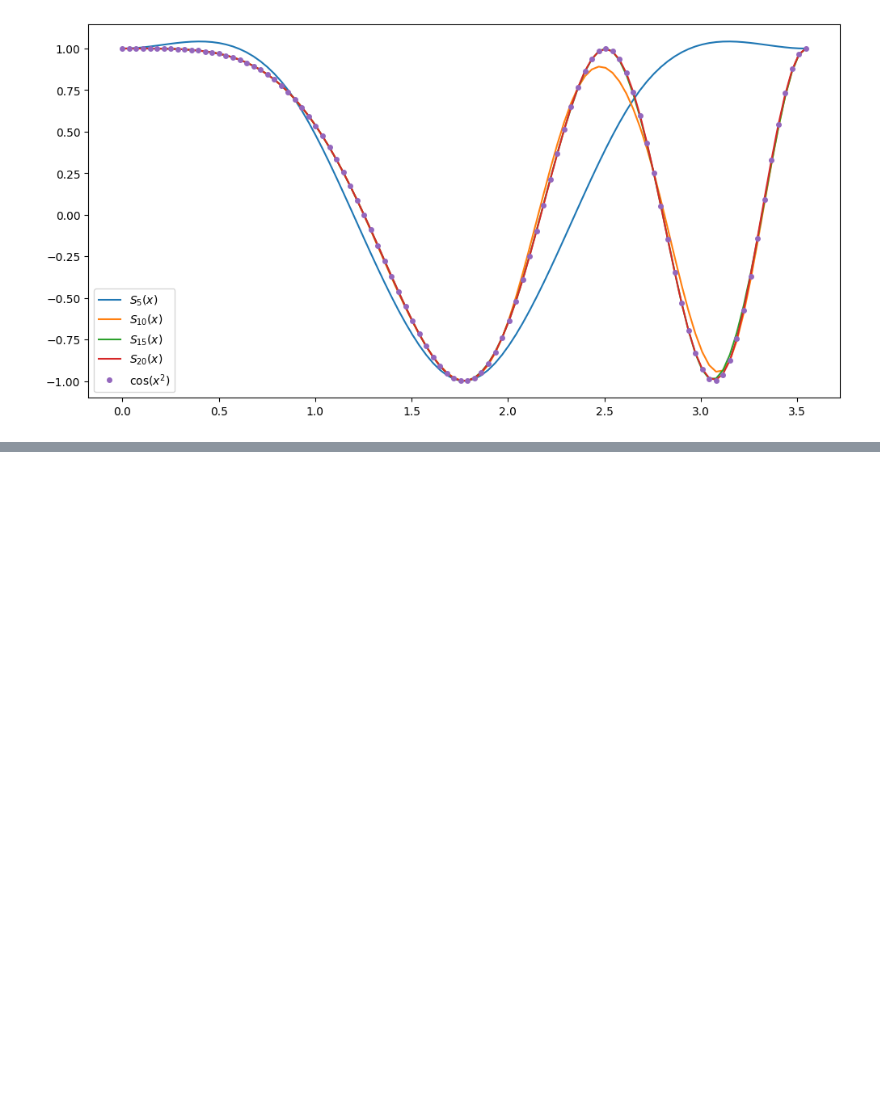
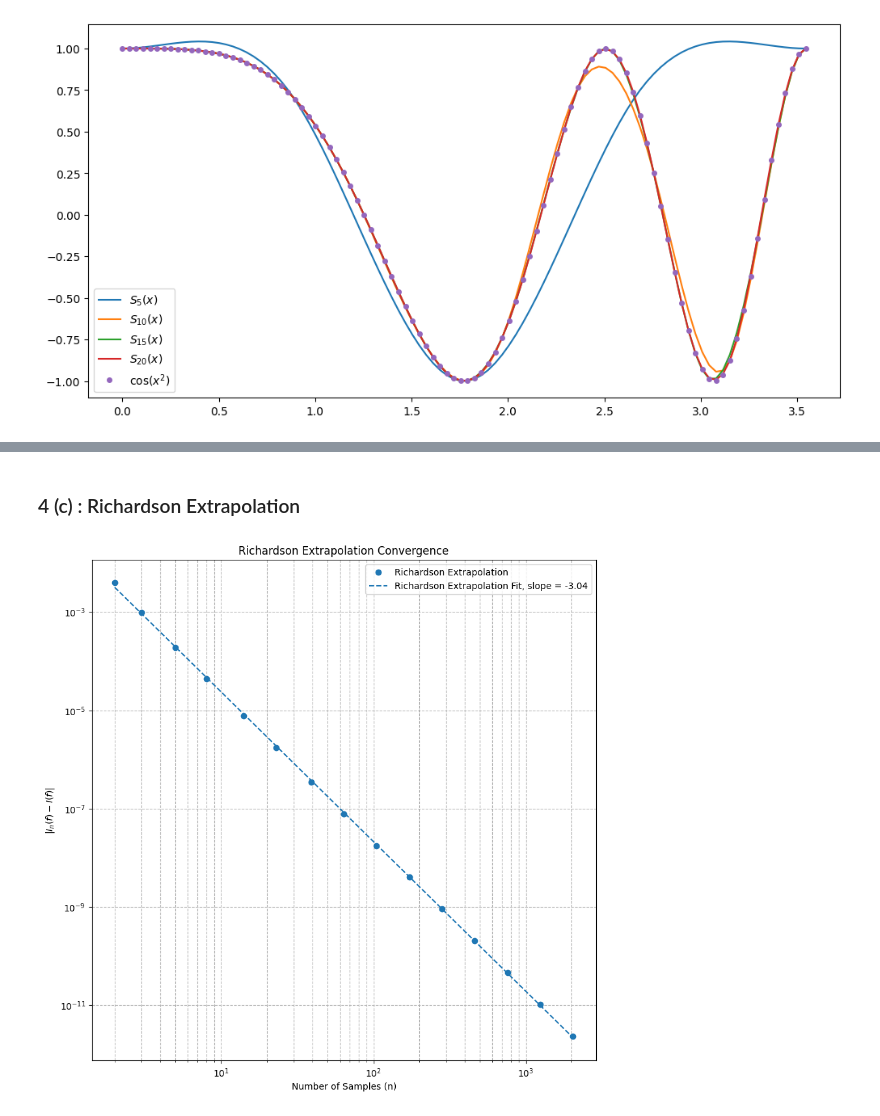
Before and after one commit to PrathamLalwani/MATH231, a Jupyter notebook: Assignment3/LalwaniPrathamAssignment3.ipynb, the cells around one changed output, grey strips where cells are left out. Cells and saved outputs as stored; diff of their text form; code cells hidden in the pictures; blank space fills up the shorter version.

```diff
--- a/Assignment3/LalwaniPrathamAssignment3.ipynb
+++ b/Assignment3/LalwaniPrathamAssignment3.ipynb
@@ -159,0 +174,7 @@ def gauss_quad(f,a,b):
+# %%
+tstr = ""
+tstr += f"N | Gauss Quad error | Simpsons Rule Error | Trapezoidal Error | Midpoint Rule\n"
+tstr += f"---|---|---|---|---|\n"
+for n in range(samples.shape[0]):
+    tstr+= f"{samples[n]} | {np.abs(true_value - gauss_quad(f_3,0,1))} |{err1[n]} | {err2[n]} | {err3[n]}\n"
+display(Markdown(tstr))
@@ -197,0 +225,27 @@ plt.show()
+# %% [markdown]
+### 4 (c) : Richardson Extrapolation
+# %%
+def richardson_trapezoidal(f,a,b,n):
+    Ih = trapezoidal_integral(f,a,b,n)
+    Ih2 = trapezoidal_integral(f,a,b,2*n-1) # 2n-1 points because we want h/2 and linspace has does b-a/(n-1) spacing
+    return (4*Ih2 - Ih)/3
+# %%
+# Order of convergence Richardson Extrapolation
+a,b = 0,1
+err1 = []
+for n in samples:
+    I1 = richardson_trapezoidal(f_3,a,b,n)
+    err1.append(np.abs(I1 - true_value))
+
+a1,b1= np.polyfit(np.log2(samples),np.log2(err1),1)
+plt.figure(figsize=(10,10))
+plt.loglog(samples,err1,label='Richardson Extrapolation', marker='o',linewidth=0,color='C0')
+plt.plot(samples,2**(b1 + a1*np.log2(samples)), label=f'Richardson Extrapolation Fit, slope = {a1:.2f}', linestyle='--', color='C0')
+plt.title('Richardson Extrapolation Convergence')
+plt.xlabel('Number of Samples (n)')
+plt.ylabel('$|I_n(f) - I(f)|$')
+plt.grid(True, which='both', linestyle='--')
+plt.legend()
+plt.show()
+# %% [output]
+[figure, added]
```
Also changed, not shown: parts of 10 cells of this notebook, 29 other files.
